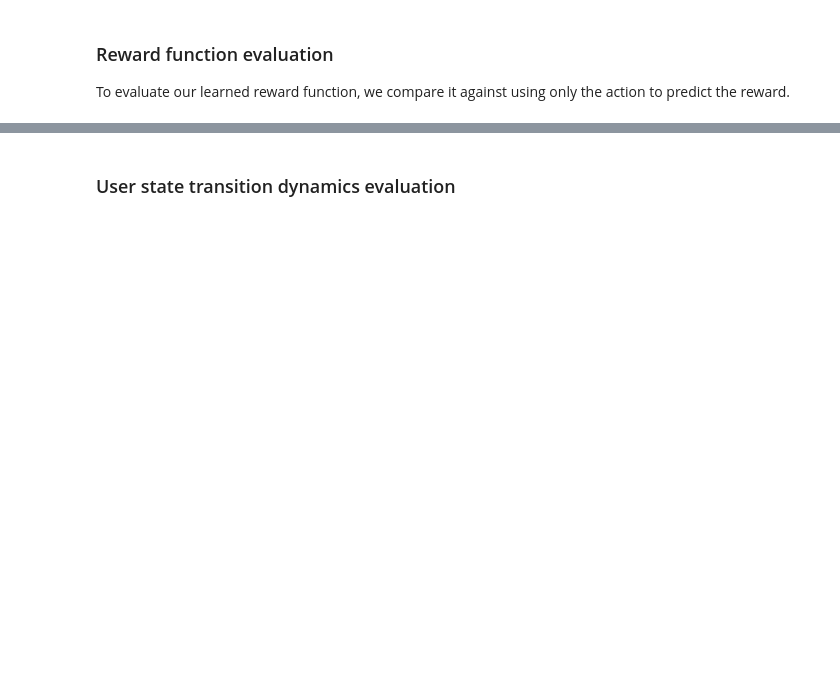
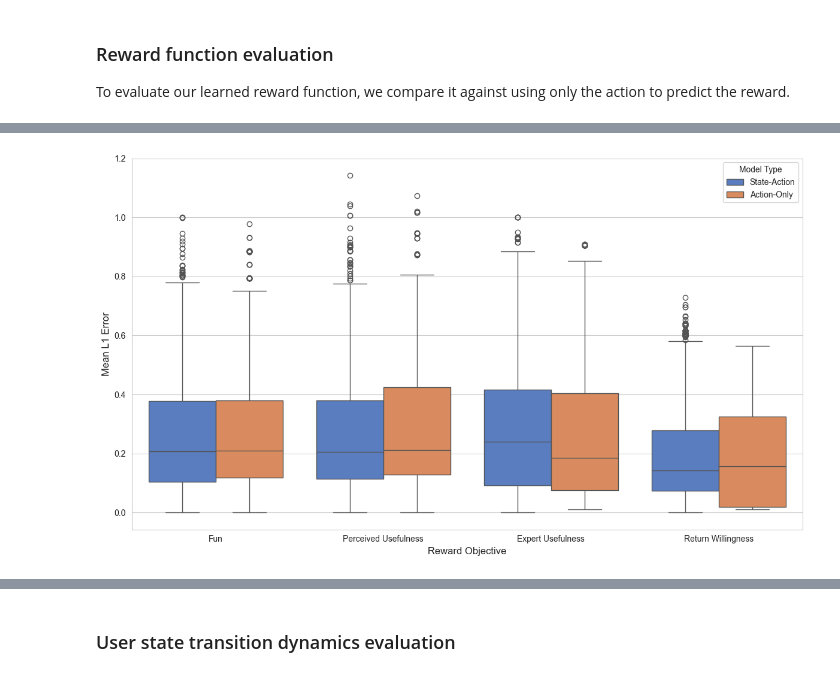
Before and after one commit to shirleyxindi/morl-personalization, a Jupyter notebook: src/RQ/dynamics_evaluation.ipynb, the cells around one changed output, grey strips where cells are left out. Drawn from its saved outputs; the diff is of its cells as text; code cells hidden in the pictures; blank space fills up the shorter version.

```diff
--- a/src/RQ/dynamics_evaluation.ipynb
+++ b/src/RQ/dynamics_evaluation.ipynb
@@ -178,0 +194,10 @@ Avg Completion Likelihood (overall): 0.5400
+# %%
+print("\nMean L1 errors by objective:")
+l1_cols = [col + '_l1_error' for col in reward_cols]
+print(combined_results[l1_cols].mean())
+
+print("\nComparison of state-action vs action-only:")
+for obj in reward_cols:
+    sa_mean = combined_results[f'{obj}_l1_error'].mean()
+    ao_mean = combined_results[f'{obj}_l1_error_action_only'].mean()
+    print(f"{obj}: State-Action={sa_mean:.4f}, Action-Only={ao_mean:.4f}, Diff={sa_mean - ao_mean:.4f}")
@@ -249,0 +222,56 @@ L1-error (action-only) per objective: 0.4391 ± 0.0779, 0.3465 ± 0.0796, 0.3444
+# %%
+# Group by user for paired testing
+for obj in reward_cols:
+    # A negative difference means the State-Action model had LOWER error (Better)
+    combined_results[f'raw_diff_{obj}'] = (
+        combined_results[f'{obj}_l1_error'] -
+        combined_results[f'{obj}_l1_error_action_only']
+    )
+
+# Group by user to get the average "Advantage" of the state-based model per person
+user_summaries = combined_results.groupby('user_id').agg({
+    f'raw_diff_{obj}': 'mean' for obj in reward_cols
+}).reset_index()
+
+# plot mean l1 error per objective for state-action vs action-only
+plot_records = []
+for obj, obj_name in zip(reward_cols, obj_names):
+    if obj == "r_diversity":
+        continue
+    # Get values for State-Action
+    state_action = combined_results[f'{obj}_l1_error']
+    for err in state_action:
+        plot_records.append({'Objective': obj_name, 'L1 Error': err, 'Model': 'State-Action'})
+
+    # Get values for Action-Only
+    action_only = combined_results[f'{obj}_l1_error_action_only']
+    for err in action_only:
+        plot_records.append({'Objective': obj_name, 'L1 Error': err, 'Model': 'Action-Only'})
+
+viz_df = pd.DataFrame(plot_records)
+
+# 2. Create the plot
+plt.figure(figsize=(12, 7))
+sns.set_style("whitegrid")
+
+# Use a barplot with 95% confidence intervals (black lines)
+ax = sns.boxplot(
+    data=viz_df,
+    x='Objective',
+    y='L1 Error',
+    hue='Model',
+    palette="muted",
+    # capsize=.05,
+    # errorbar=('ci', 95)
+)
+
+# plt.title('Predictive Performance: State-Action vs. Action-Only Reward Models', fontsize=14)
+plt.ylabel('Mean L1 Error', fontsize=12)
+plt.xlabel('Reward Objective', fontsize=12)
+plt.legend(title='Model Type', frameon=True)
+
+plt.savefig(results_folder + "figures/reward_model_comparison.svg", bbox_inches='tight')
+plt.tight_layout()
+plt.show()
+# %% [output]
+[figure, added]
```
Also changed, not shown: parts of 18 cells of this notebook, 18 other files.
